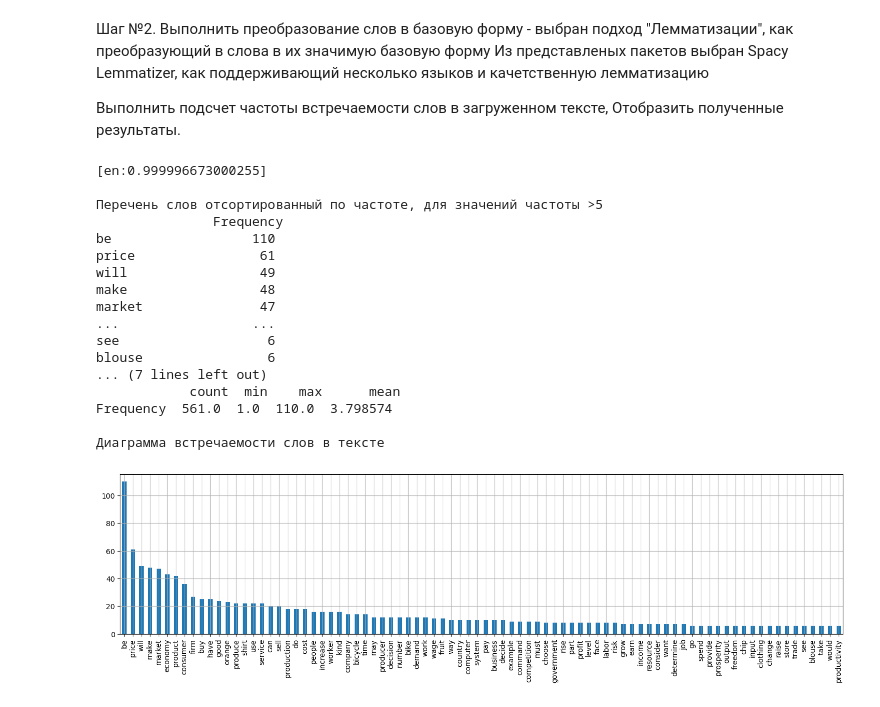
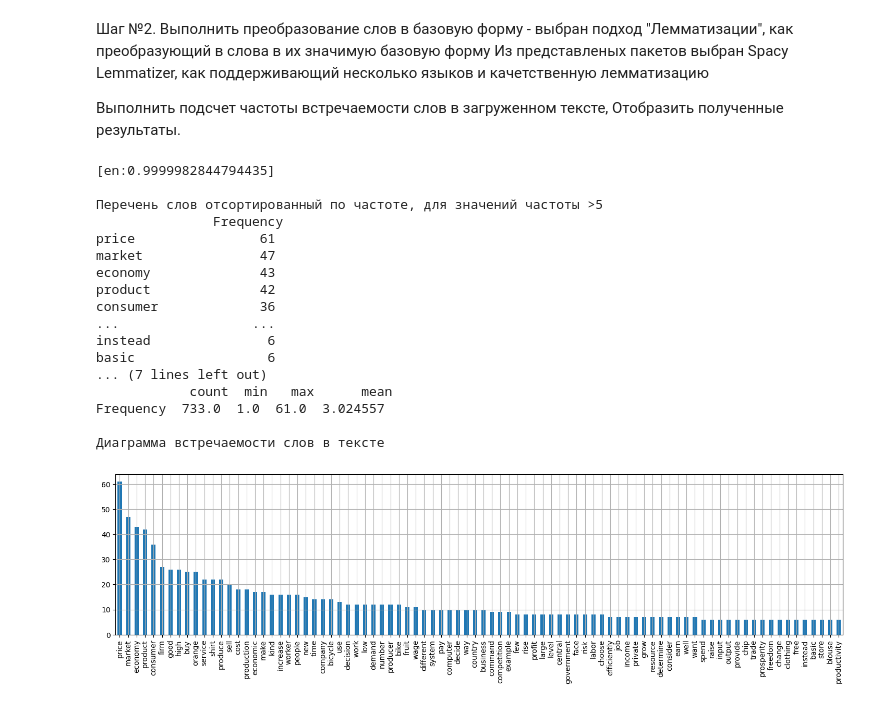
Before and after one commit to TonyRomanovskiy/DS3onl, a Jupyter notebook: AlexeyParfimovich/DZ_04/DZ04.ipynb, the cells around one changed output. Cells and saved outputs as stored; diff of their text form; code cells hidden in the pictures.

```diff
--- a/AlexeyParfimovich/DZ_04/DZ04.ipynb
+++ b/AlexeyParfimovich/DZ_04/DZ04.ipynb
@@ -92,6 +92,7 @@ print(words)
 '''
 
 import spacy
+import string
 from langdetect import detect_langs
 
 from collections import Counter
@@ -120,45 +121,55 @@ document = sp(text)
 #        print(word.text, word.lemma_, word.pos_)
 
 # Отбираем только значимые слова - существительные, глаголы и прилагательные
-words = [word.lemma_ for sentence in document.sents for word in sentence if word.pos_ in ('VERB','NOUN','AUX')]
+#words = [word.lemma_ for sentence in document.sents for word in sentence if word.pos_ in ('VERB','NOUN','AUX')]
+
+# Другой вариант - исключаем из набора стоп-слова
+stop_words = spacy.lang.en.stop_words.STOP_WORDS
+punctuations = string.punctuation
+#print(stop_words)
+
+words = [word.lemma_ for sentence in document.sents for word in sentence
+               if word.pos_ not in ('PRON','SPACE','SYM','X') and
+                  word.lower_ not in stop_words and
+                  word.lower_ not in punctuations]
 
 # Сформируем словарь содержащий все выделенные в тексте слова и подсчитаем частоту их вхождения в текст
 words_dict = {}
 for word, freq in Counter(words).items():
     words_dict[word] = freq
 
 # Преобразуем данные в pandas data_frame для удобства анализа и отображения
 words_df = pd.DataFrame.from_dict(words_dict, orient= 'index').rename(columns={0:'Frequency'})
 
-# Оотобразим результаты
+# Отобразим результаты
 print('\nПеречень слов отсортированный по частоте, для значений частоты >5\n',
     words_df[words_df.Frequency > 5].sort_values(by='Frequency', ascending=False))
 
 print('\nРезультаты анализа: количество значимых слов/ минимальная / максимальная / средняя встречаемость\n',
     words_df.agg({'Frequency': ['count', 'min', 'max', 'mean', ]}).T)
 
 print('\nДиаграмма встречаемости слов в тексте')
 plt.figure(figsize=(18,4))
 words_df[words_df.Frequency > 5].sort_values(by='Frequency', ascending=False).Frequency.plot.bar()
 plt.grid()
 
 #pp.ProfileReport(words_df).to_file('words_report_data.html')
 # %% [output]
-[en:0.999996673000255]
+[en:0.9999982844794435]
 
 Перечень слов отсортированный по частоте, для значений частоты >5
                Frequency
-be                  110
 price                61
-will                 49
-make                 48
 market               47
+economy              43
+product              42
+consumer             36
 ...                 ...
-see                   6
-blouse                6
+instead               6
+basic                 6
 ... (7 lines left out)
-            count  min    max      mean
-Frequency  561.0  1.0  110.0  3.798574
+            count  min   max      mean
+Frequency  733.0  1.0  61.0  3.024557
 
 Диаграмма встречаемости слов в тексте
-[figure, old version]
+[figure, new version]
```
Also changed, not shown: 12 other files.
